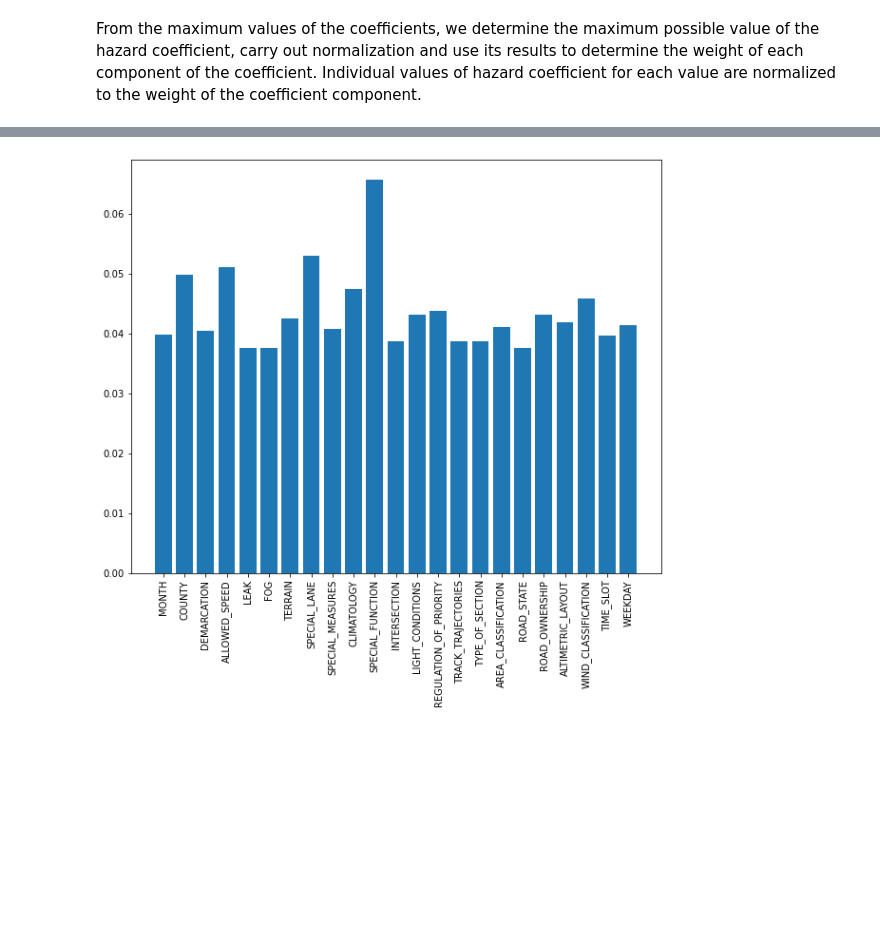
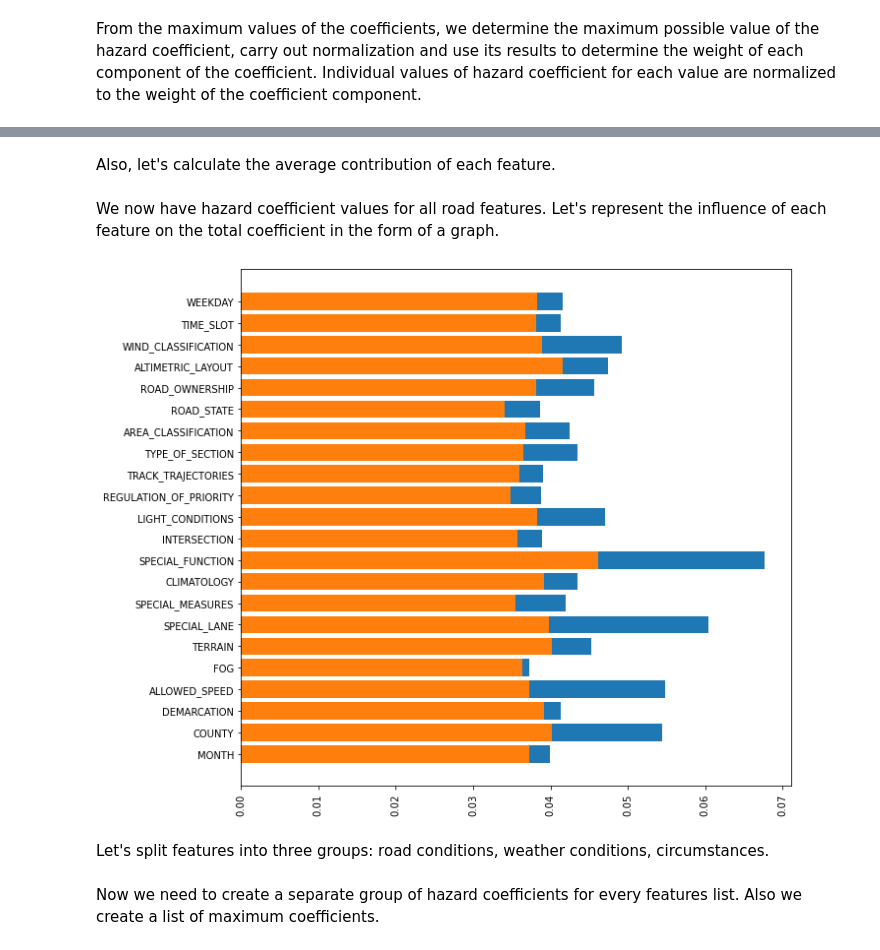
Before and after one commit to secondaryemotion/Coursera_Capstone, a Jupyter notebook: Analysis of Road Accidents in Catalonia.ipynb, the cells around one changed output, grey strips where cells are left out. Saved outputs shown, nothing was run; the diff lists cells and outputs as text; code cells hidden in the pictures; blank space fills up the shorter version.

```diff
--- a/Analysis of Road Accidents in Catalonia.ipynb
+++ b/Analysis of Road Accidents in Catalonia.ipynb
@@ -195,19 +198,10 @@ for id,item in enumerate(df_col):
     hazard_coefs[id]=maindf.groupby([item],as_index=False).sum()
     hazard_coefs[id]['coef_deaths']=(hazard_coefs[id]['N_DEATHS'])/(hazard_coefs[id]['count'])
     hazard_coefs[id]['coef_maj_inj']=(hazard_coefs[id]['N_MAJ_INJURIES'])/(hazard_coefs[id]['count'])
-    hazard_coefs[id]['hazard_coef']=hazard_coefs[id]['coef_deaths']+hazard_coefs[id]['coef_maj_inj']
+    hazard_coefs[id]['hazard_coef']=hazard_coefs[id]['coef_deaths']+(hazard_coefs[id]['coef_maj_inj'])/2
     hazard_coefs[id].drop(labels=['N_DEATHS', 'N_MAJ_INJURIES','count','coef_maj_inj','coef_deaths'],axis=1,inplace=True)
     for i in range(len(hazard_coefs[id]['hazard_coef'])):
         if (hazard_coefs[id]['hazard_coef'][i] > max_hazard[id]):
-            max_hazard[id]=hazard_coefs[id]['hazard_coef'][i].copy()
+            max_hazard[id]=hazard_coefs[id]['hazard_coef'][i]
 # %% [markdown]
 From the maximum values of the coefficients, we determine the maximum possible value of the hazard coefficient, carry out normalization and use its results to determine the weight of each component of the coefficient. Individual values of hazard coefficient for each value are normalized to the weight of the coefficient component.
-# %%
-max_haz_coef=sum(max_hazard)
-weighted_max_hazard=[0]*len(df_col)
-for i in range(len(df_col)):
-    weighted_max_hazard[i]=max_hazard[i]/max_haz_coef
-
-for i in range(len(df_col)):
-    for j in range(len(hazard_coefs[i]['hazard_coef'])):
-        hazard_coefs[i]['hazard_coef'][j] = hazard_coefs[i]['hazard_coef'][j]/max_hazard[i]*weighted_max_hazard[i]
@@ -238,7 +208,31 @@ Let's represent the influence of each feature on the total coefficient in the fo
-# %%
-plt.figure(figsize=((10,8)))
-plt.bar(df_col, weighted_max_hazard)
-plt.xticks(rotation=90)
-plt.show()
-# %% [output]
-[figure, removed]
+# %%
+import copy
+norm_hazard_coefs=copy.deepcopy(hazard_coefs)
+max_haz_coef=sum(max_hazard)
+weighted_max_hazard=[0]*len(df_col)
+for i in range(len(df_col)):
+    weighted_max_hazard[i]=max_hazard[i]/max_haz_coef
+
+for i in range(len(df_col)):
+    for j in range(len(hazard_coefs[i]['hazard_coef'])):
+        norm_hazard_coefs[i]['hazard_coef'][j] =  hazard_coefs[i]['hazard_coef'][j]/max_hazard[i]*weighted_max_hazard[i]
+# %% [markdown]
+Also, let's calculate the average contribution of each feature.
+# %%
+average_hazard=[0]*len(df_col)
+for i in range(len(df_col)):
+    average_hazard[i]=norm_hazard_coefs[i]['hazard_coef'].mean()
+# %% [markdown]
+We now have hazard coefficient values for all road features. Let's represent the influence of each feature on the total coefficient in the form of a graph.
+# %%
+plt.figure(figsize=((10,8)))
+plt.barh(df_col, weighted_max_hazard)
+plt.barh(df_col, average_hazard)
+plt.xticks(rotation=90)
+plt.tight_layout()
+plt.savefig('figure2.png')
+plt.show()
+# %% [output]
+[figure, added]
+# %% [markdown]
+Let's split features into three groups: road conditions, weather conditions, circumstances.
@@ -244,0 +243,2 @@ plt.show()
+# %% [markdown]
+Now we need to create a separate group of hazard coefficients for every features list. Also we create a list of maximum coefficients.
```
Also changed, not shown: parts of 95 cells of this notebook, 9 other files.
